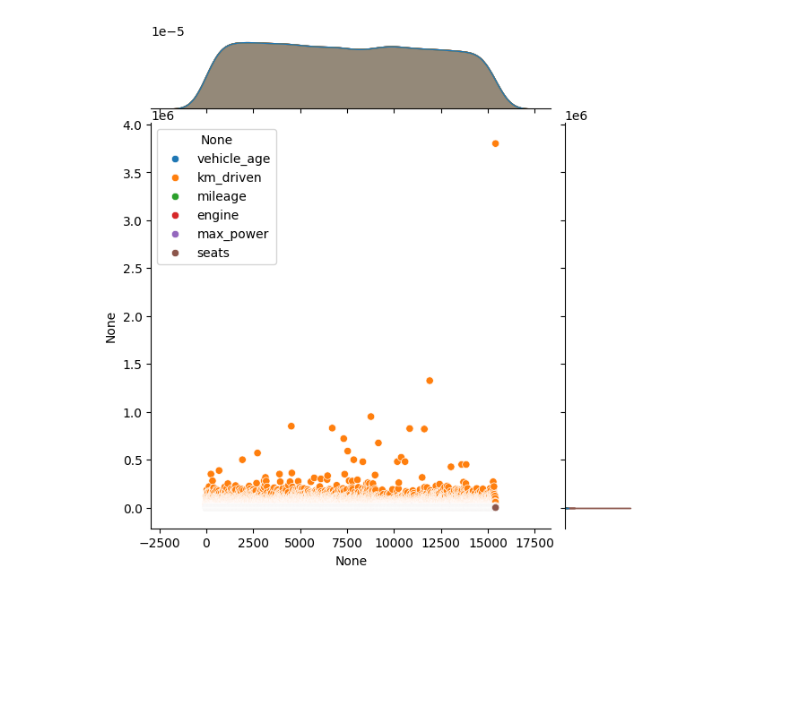
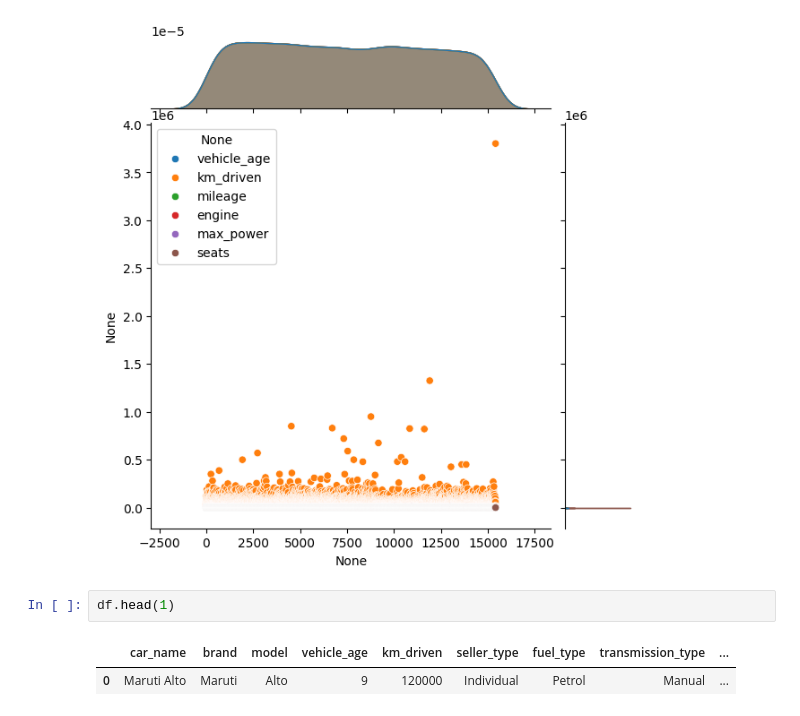
Before and after one commit to Abhishek4209/CAR-DEKHO-MODEL, a Jupyter notebook: notebooks/eda.ipynb, the cells around one changed output. Drawn from its saved outputs; the diff is of its cells as text; blank space fills up the shorter version.

```diff
--- a/notebooks/eda.ipynb
+++ b/notebooks/eda.ipynb
@@ -239,3 +268,8 @@ sns.jointplot(df)
 # %% [output]
 <seaborn.axisgrid.JointGrid at 0x...>
 [figure]
+# %%
+df.head(1)
+# %% [output]
+|  | car_name | brand | model | vehicle_age | km_driven | seller_type | fuel_type | transmission_type | ... |
+| 0 | Maruti Alto | Maruti | Alto | 9 | 120000 | Individual | Petrol | Manual | ... |
```
Also changed, not shown: parts of 6 cells of this notebook, 9 other files.
